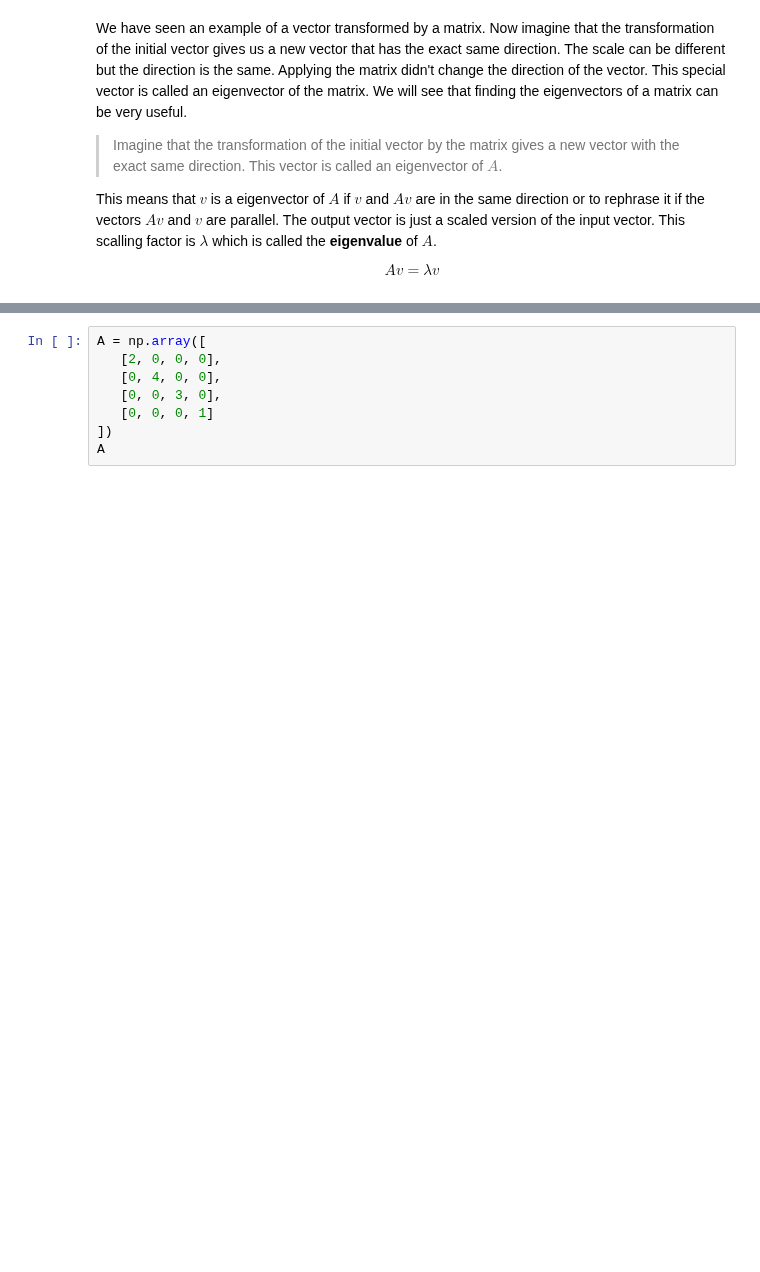
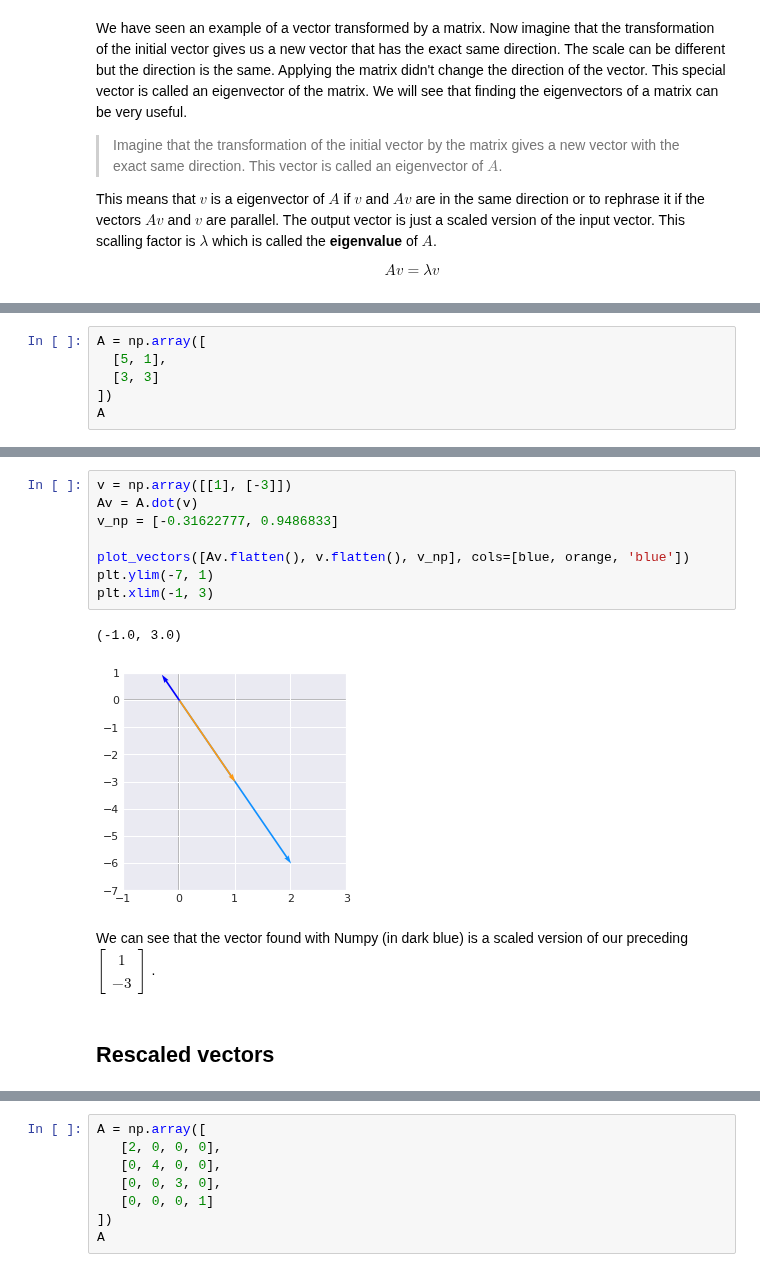
Before and after one commit to rahiakela/mathematics-for-machine-learning, a Jupyter notebook: deep-learning-book-maths/2_7_eigen_decomposition.ipynb, the cells around one changed output, grey strips where cells are left out. Saved outputs shown, nothing was run; the diff lists cells and outputs as text; blank space fills up the shorter version.

```diff
--- a/deep-learning-book-maths/2_7_eigen_decomposition.ipynb
+++ b/deep-learning-book-maths/2_7_eigen_decomposition.ipynb
@@ -360,0 +286,6 @@ Let's check with Numpy that the multiplication of the matrix with its invert giv
+# %%
+A = np.array([
+  [5, 1],
+  [3, 3]
+])
+A
@@ -360,0 +349,18 @@ Let's check with Numpy that the multiplication of the matrix with its invert giv
+# %%
+v = np.array([[1], [-3]])
+Av = A.dot(v)
+v_np = [-0.31622777, 0.9486833]
+
+plot_vectors([Av.flatten(), v.flatten(), v_np], cols=[blue, orange, 'blue'])
+plt.ylim(-7, 1)
+plt.xlim(-1, 3)
+# %% [output]
+(-1.0, 3.0)
+[figure, added]
+# %% [markdown]
+We can see that the vector found with Numpy (in dark blue) is a scaled version of our preceding $\begin{bmatrix}
+    1\\\\
+    -3
+\end{bmatrix}$.
+# %% [markdown]
+## Rescaled vectors
```
Also changed, not shown: parts of 33 cells of this notebook.
